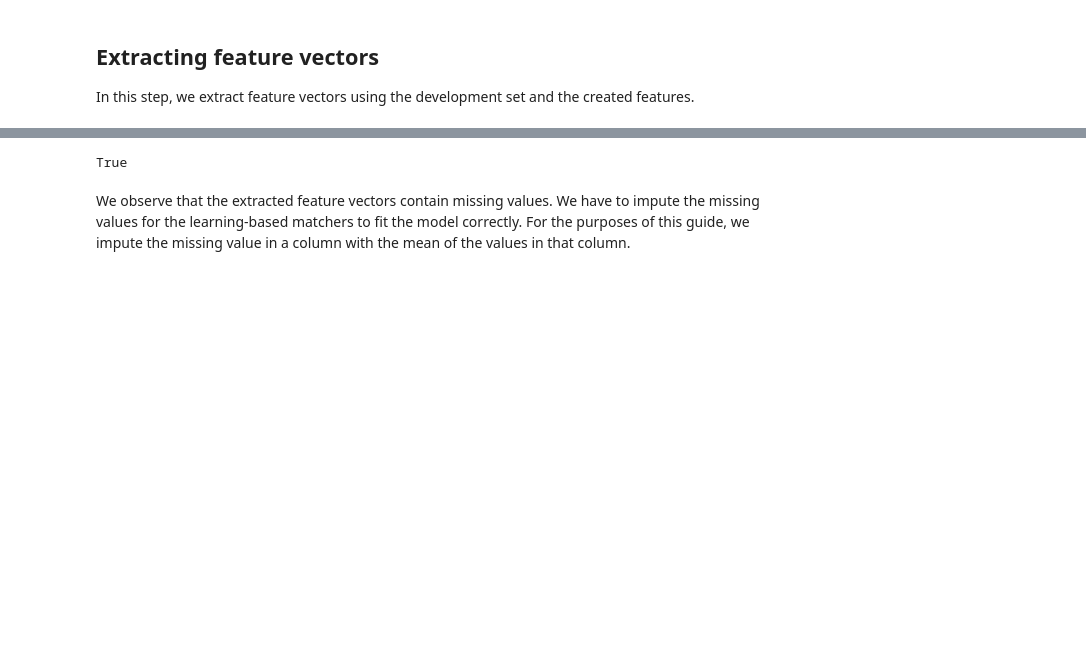
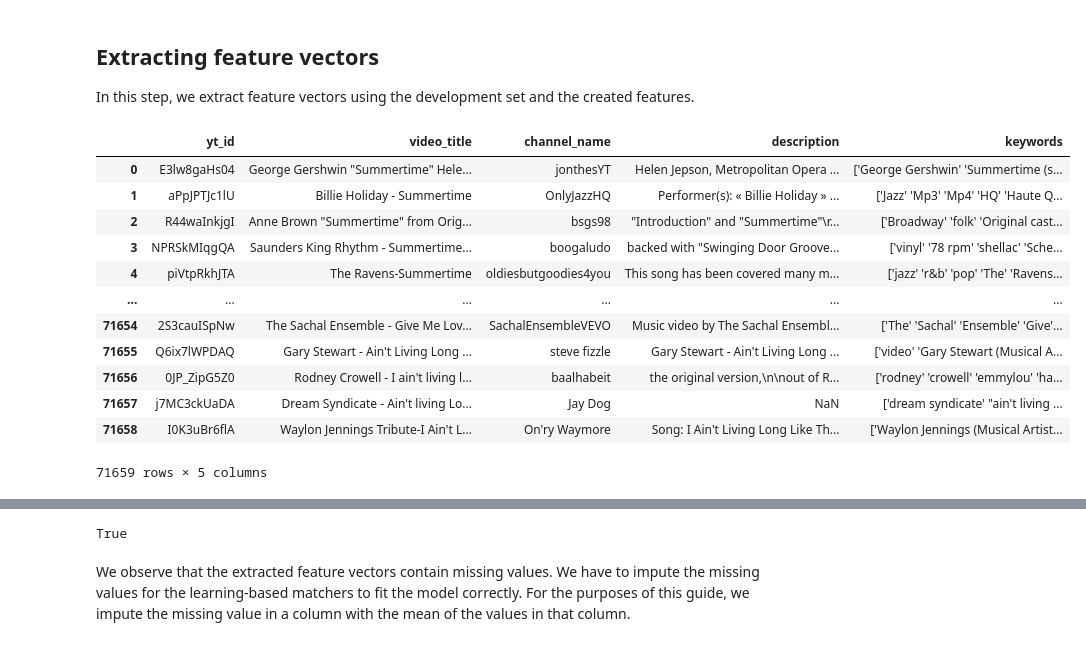
Before and after one commit to progsi/er_csi, a Jupyter notebook: src/baselines/magellan/select_best_matcher.ipynb, the cells around one changed output, grey strips where cells are left out. Drawn from its saved outputs; the diff is of its cells as text; code cells hidden in the pictures; blank space fills up the shorter version.

```diff
--- a/src/baselines/magellan/select_best_matcher.ipynb
+++ b/src/baselines/magellan/select_best_matcher.ipynb
@@ -153,6 +187,22 @@ H = em.extract_feature_vecs(I,
                             feature_table=F,
                             attrs_after='label',
                             show_progress=False)
+# %%
+A
+# %% [output]
+|  | yt_id | video_title | channel_name | description | keywords |
+| 0 | E3lw8gaHs04 | George Gershwin "Summertime" Hele... | jonthesYT | Helen Jepson, Metropolitan Opera ... | ['George Gershwin' 'Summertime (s... |
+| 1 | aPpJPTJc1lU | Billie Holiday - Summertime | OnlyJazzHQ | Performer(s): « Billie Holiday » ... | ['Jazz' 'Mp3' 'Mp4' 'HQ' 'Haute Q... |
+| 2 | R44waInkjgI | Anne Brown "Summertime" from Orig... | bsgs98 | "Introduction" and "Summertime"\r... | ['Broadway' 'folk' 'Original cast... |
+| 3 | NPRSkMIqgQA | Saunders King Rhythm - Summertime... | boogaludo | backed with "Swinging Door Groove... | ['vinyl' '78 rpm' 'shellac' 'Sche... |
+| 4 | piVtpRkhJTA | The Ravens-Summertime | oldiesbutgoodies4you | This song has been covered many m... | ['jazz' 'r&b' 'pop' 'The' 'Ravens... |
+| ... | ... | ... | ... | ... | ... |
+| 71654 | 2S3cauISpNw | The Sachal Ensemble - Give Me Lov... | SachalEnsembleVEVO | Music video by The Sachal Ensembl... | ['The' 'Sachal' 'Ensemble' 'Give'... |
+| 71655 | Q6ix7lWPDAQ | Gary Stewart - Ain't Living Long ... | steve fizzle | Gary Stewart - Ain't Living Long ... | ['video' 'Gary Stewart (Musical A... |
+| 71656 | 0JP_ZipG5Z0 | Rodney Crowell - I ain't living l... | baalhabeit | the original version,\n\nout of R... | ['rodney' 'crowell' 'emmylou' 'ha... |
+| 71657 | j7MC3ckUaDA | Dream Syndicate - Ain't living Lo... | Jay Dog | NaN | ['dream syndicate' "ain't living ... |
+| 71658 | I0K3uBr6flA | Waylon Jennings Tribute-I Ain't L... | On'ry Waymore | Song: I Ain't Living Long Like Th... | ['Waylon Jennings (Musical Artist... |
+71659 rows × 5 columns
 # %%
 # Display first few rows
 H.head()
```
Also changed, not shown: parts of 20 cells of this notebook, 1 other file.
